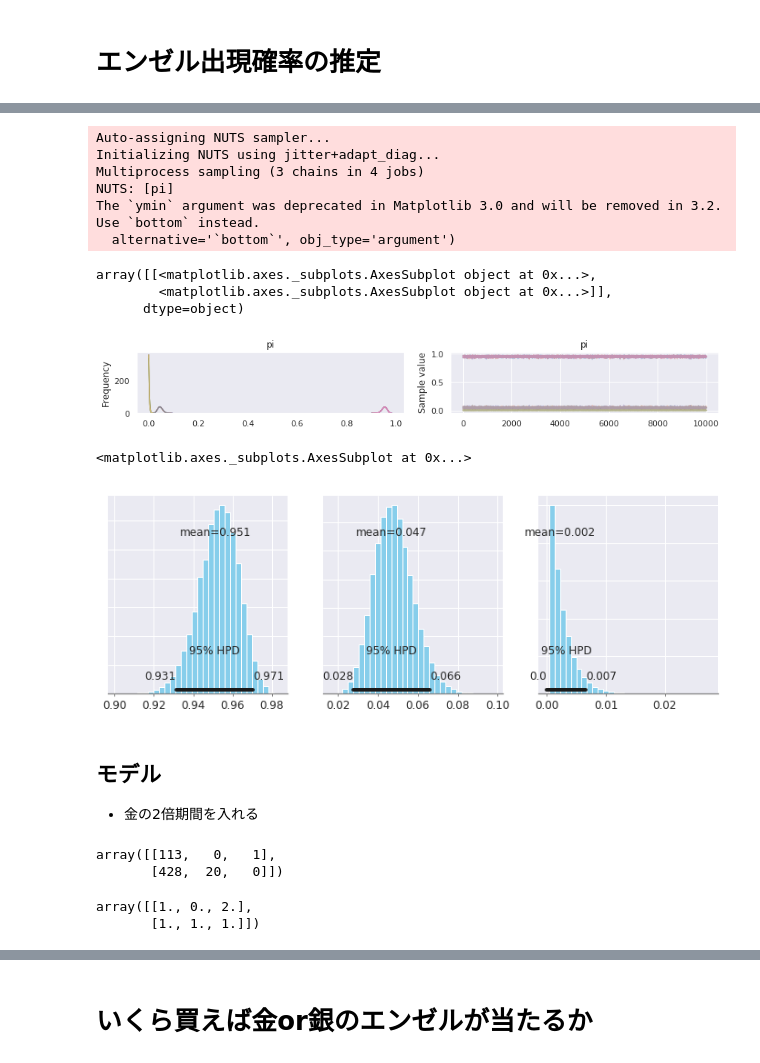
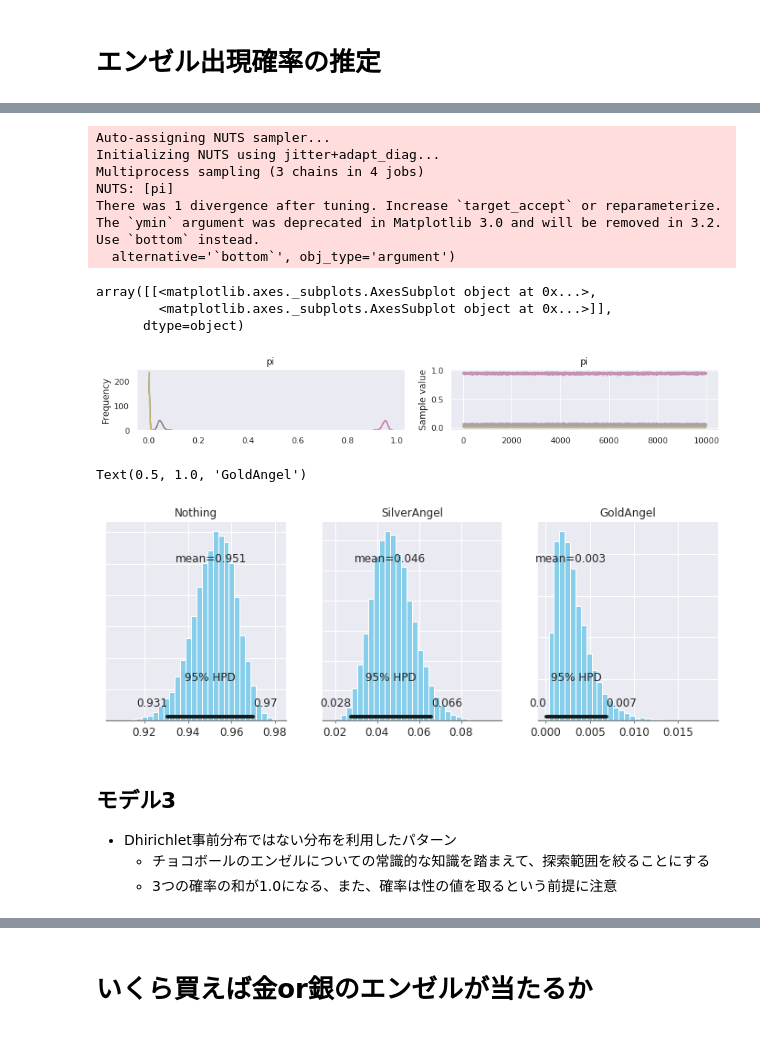
Before and after one commit to tok41/choco-ball-statistics, a Jupyter notebook: analysis/jupyter/estimate_angel_rate_multi_model.ipynb, the cells around one changed output, grey strips where cells are left out. Cells and saved outputs as stored; diff of their text form; code cells hidden in the pictures.

```diff
--- a/analysis/jupyter/estimate_angel_rate_multi_model.ipynb
+++ b/analysis/jupyter/estimate_angel_rate_multi_model.ipynb
@@ -22,6 +30,6 @@ sns.set()
 # %%
-data = cu.get_data(db_file='/home/yoichi/workspace/choco-ball-statistics/data/choco-ball.db',
-                   filter_str="taste is not 10")
+dbfile = '../data/choco-ball.db'
+data = cu.get_data(db_file=dbfile, filter_str="taste is not 10")
 data = data.drop(columns=['shop', 'factory'])
 data.head()
 # %% [output]
@@ -69,45 +128,40 @@ array([428,  20,   0])
 # %%
-with pm.Model() as model1:
+with pm.Model() as model2:
     alpha = [1., 1., 1.]
     pi = pm.Dirichlet('pi', a=np.array(alpha))
-    m = pm.Multinomial('m', n=np.sum(d), p=pi, observed=d)
-    trace1 = pm.sample(10000, chains=3)
-pm.traceplot(trace1)
+    for i in np.arange(d.shape[0]):
+        piw = pi*weight[i]
+        m = pm.Multinomial('m_%s'%(i), n=np.sum(d[i]), p=piw, observed=d[i])
+    trace2 = pm.sample(10000, chains=3)
+pm.traceplot(trace2)
 # %% [output]
 Auto-assigning NUTS sampler...
 Initializing NUTS using jitter+adapt_diag...
 Multiprocess sampling (3 chains in 4 jobs)
 NUTS: [pi]
+There was 1 divergence after tuning. Increase `target_accept` or reparameterize.
 The `ymin` argument was deprecated in Matplotlib 3.0 and will be removed in 3.2. Use `bottom` instead.
   alternative='`bottom`', obj_type='argument')
 array([[<matplotlib.axes._subplots.AxesSubplot object at 0x...>,
         <matplotlib.axes._subplots.AxesSubplot object at 0x...>]],
       dtype=object)
-[figure, old version]
+[figure, new version]
 # %%
 fig = plt.figure(figsize=(12, 4))
 ax = fig.subplots(1, 3)
 
-pm.plot_posterior(trace1['pi'][:,0], ax=ax[0])
-pm.plot_posterior(trace1['pi'][:,1], ax=ax[1])
-pm.plot_posterior(trace1['pi'][:,2], ax=ax[2])
+pm.plot_posterior(trace2['pi'][:,0], ax=ax[0])
+pm.plot_posterior(trace2['pi'][:,1], ax=ax[1])
+pm.plot_posterior(trace2['pi'][:,2], ax=ax[2])
+ax[0].set_title('Nothing')
+ax[1].set_title('SilverAngel')
+ax[2].set_title('GoldAngel')
 # %% [output]
-<matplotlib.axes._subplots.AxesSubplot at 0x...>
+Text(0.5, 1.0, 'GoldAngel')
-[figure, old version]
+[figure, new version]
-# %% [markdown]
-## モデル
-- 金の2倍期間を入れる
-# %%
-d = df_sum.values
-d
-# %% [output]
-array([[113,   0,   1],
-       [428,  20,   0]])
-# %%
-weight = np.array([[1.0, 0.0, 2.0],
-                   [1.0, 1.0, 1.0]])
-weight
-# %% [output]
-array([[1., 0., 2.],
-       [1., 1., 1.]])
+# %% [markdown]
+## モデル3
+- Dhirichlet事前分布ではない分布を利用したパターン
+    - チョコボールのエンゼルについての常識的な知識を踏まえて、探索範囲を絞ることにする
+    - 3つの確率の和が1.0になる、また、確率は性の値を取るという前提に注意
 # %%
```
Also changed, not shown: parts of 26 cells of this notebook.
